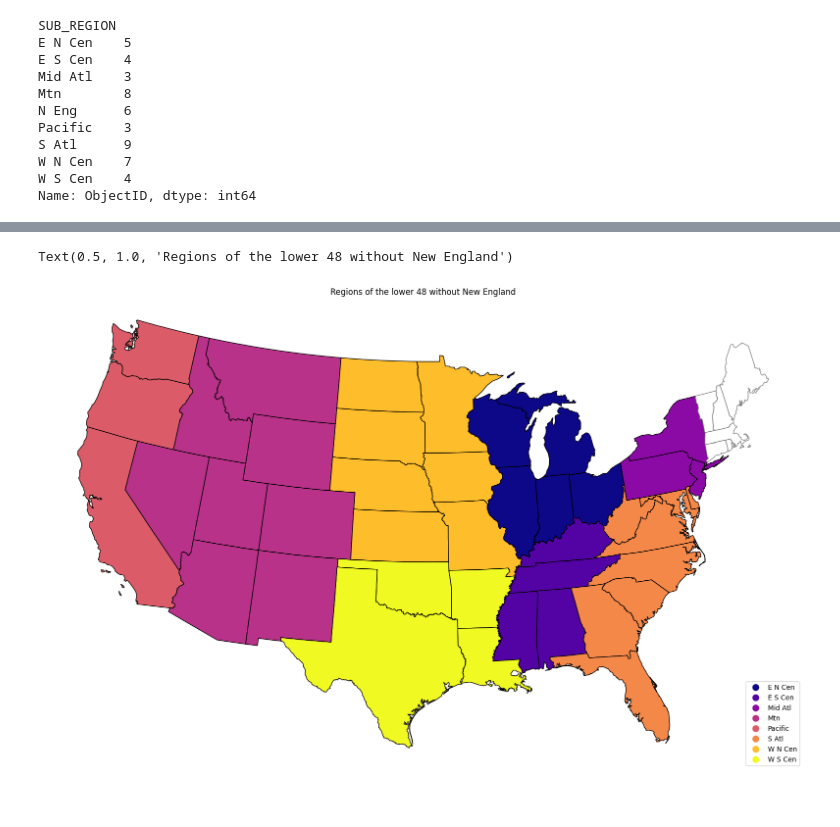
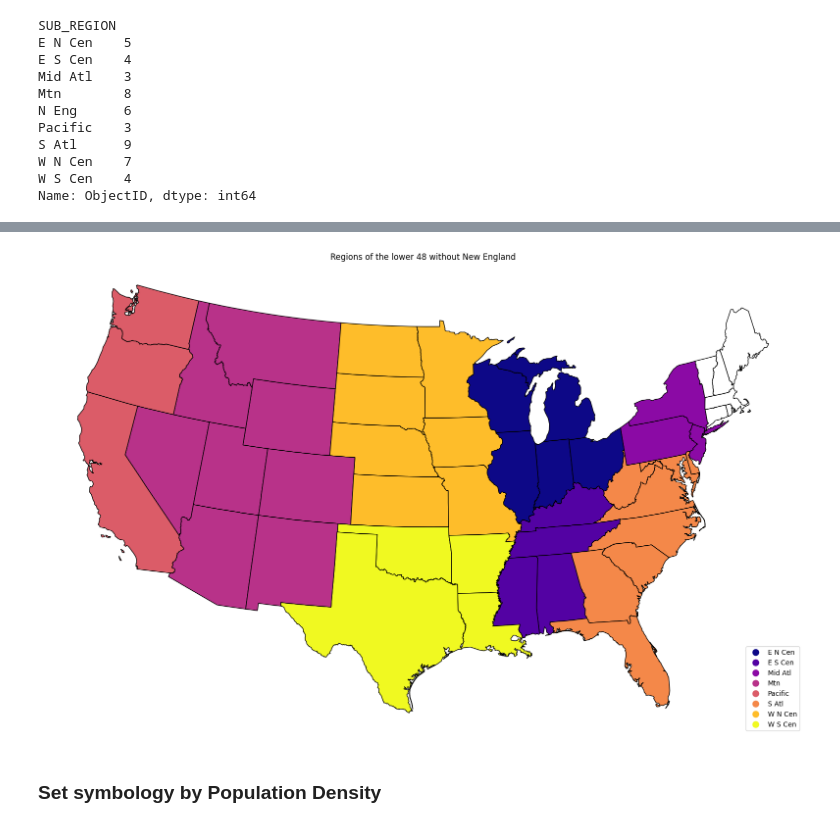
Before and after one commit to freecircuit/Advanced_GIS_TESC, a Jupyter notebook: Lab1_states/states.ipynb, the cells around one changed output, grey strips where cells are left out. Cells and saved outputs as stored; diff of their text form; code cells hidden in the pictures.

Commit message:
population density

```diff
--- a/Lab1_states/states.ipynb
+++ b/Lab1_states/states.ipynb
@@ -169,13 +170,18 @@ Text(0.5, 1.0, 'Regions of the lower 48')
 [figure]
 # %%
-#Create variable without New E
+#Create variable without New England
 sans_N_Eng = states.copy()
 sans_N_Eng['SUB_REGION'] = sans_N_Eng['SUB_REGION'].replace('N Eng', np.nan)
 
 base = sans_N_Eng.plot(column='SUB_REGION', cmap='plasma', edgecolor='black', figsize=(20,15), legend=True, legend_kwds={'loc':'lower right'})
-states[states['SUB_REGION'] == 'N Eng'].plot(ax=base, color='white', edgecolor='grey')
+
+#Plot N Eng itself outside color map
+states[states['SUB_REGION'] == 'N Eng'].plot(ax=base, color='white', edgecolor='black')
+
 base.set_axis_off()
 base.set_title('Regions of the lower 48 without New England')
+plt.savefig(OUTPUT / 'states_by_subregion_Sans_NE.png', dpi=300)
 # %% [output]
-Text(0.5, 1.0, 'Regions of the lower 48 without New England')
-[figure, old version]
+[figure, new version]
+# %% [markdown]
+### Set symbology by Population Density
```
Also changed, not shown: parts of 5 cells of this notebook, 2 other files.
